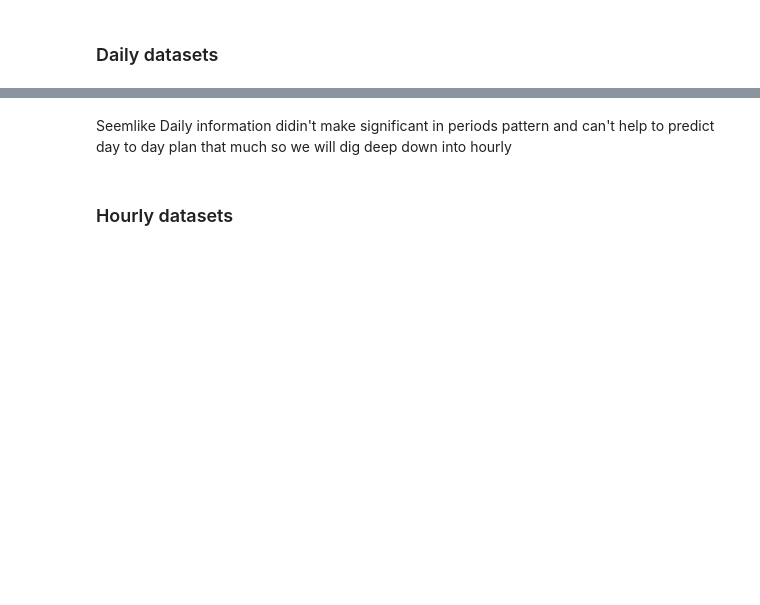
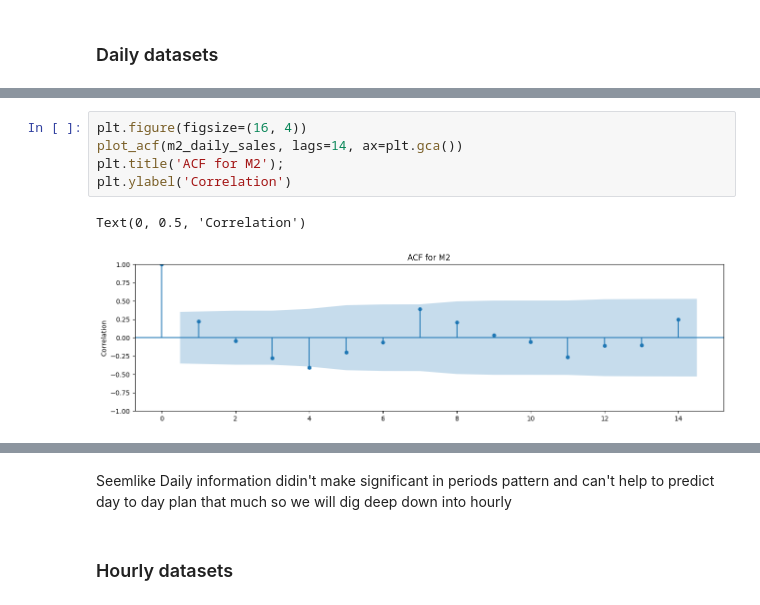
Before and after one commit to fake-or-dead/dsi03-capstone, a Jupyter notebook: 1.EDA.ipynb, the cells around one changed output, grey strips where cells are left out. Saved outputs shown, nothing was run; the diff lists cells and outputs as text; blank space fills up the shorter version.

```diff
--- a/1.EDA.ipynb
+++ b/1.EDA.ipynb
@@ -217,0 +224,8 @@ plt.title('Rolling Mean for M3');
+# %%
+plt.figure(figsize=(16, 4))
+plot_acf(m2_daily_sales, lags=14, ax=plt.gca())
+plt.title('ACF for M2');
+plt.ylabel('Correlation')
+# %% [output]
+Text(0, 0.5, 'Correlation')
+[figure, added]
```
Also changed, not shown: parts of 18 cells of this notebook, 10 other files.
